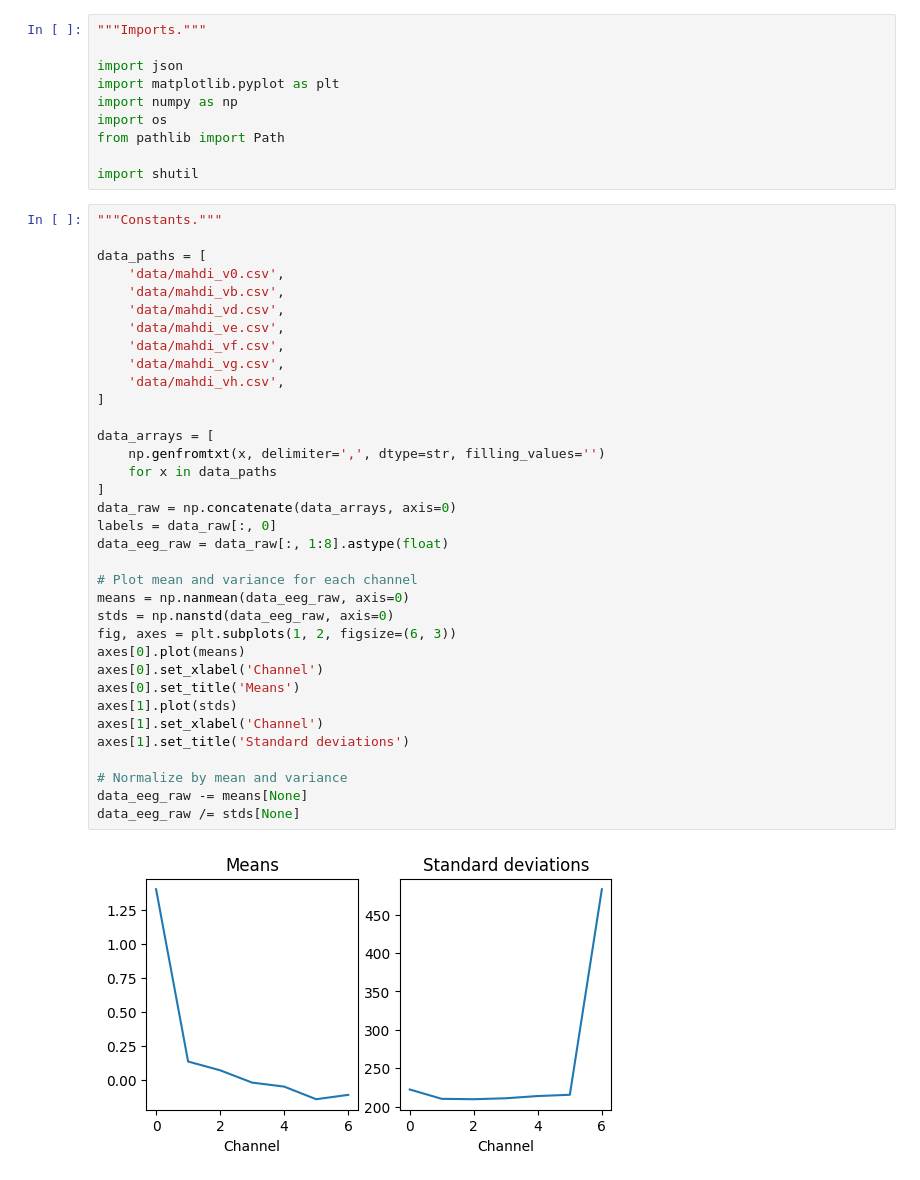
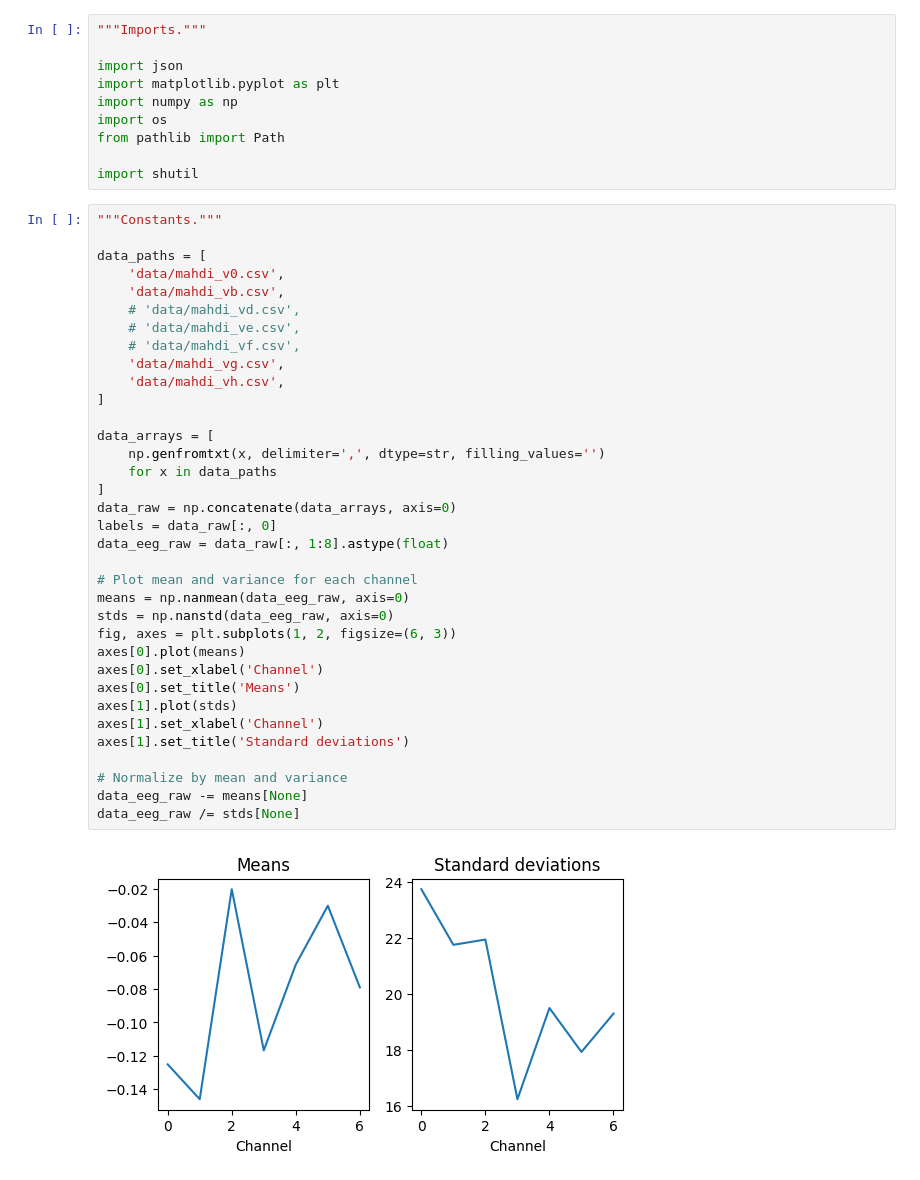
Before and after one commit to nwatters01/mit_bci_hackathon, a Jupyter notebook: eeg/test_features.ipynb, the cells around one changed output. Cells and saved outputs as stored; diff of their text form.

```diff
--- a/eeg/test_features.ipynb
+++ b/eeg/test_features.ipynb
@@ -14,37 +14,37 @@ import shutil
 data_paths = [
     'data/mahdi_v0.csv',
     'data/mahdi_vb.csv',
-    'data/mahdi_vd.csv',
-    'data/mahdi_ve.csv',
-    'data/mahdi_vf.csv',
+    # 'data/mahdi_vd.csv',
+    # 'data/mahdi_ve.csv',
+    # 'data/mahdi_vf.csv',
     'data/mahdi_vg.csv',
     'data/mahdi_vh.csv',
 ]
 
 data_arrays = [
     np.genfromtxt(x, delimiter=',', dtype=str, filling_values='')
     for x in data_paths
 ]
 data_raw = np.concatenate(data_arrays, axis=0)
 labels = data_raw[:, 0]
 data_eeg_raw = data_raw[:, 1:8].astype(float)
 
 # Plot mean and variance for each channel
 means = np.nanmean(data_eeg_raw, axis=0)
 stds = np.nanstd(data_eeg_raw, axis=0)
 fig, axes = plt.subplots(1, 2, figsize=(6, 3))
 axes[0].plot(means)
 axes[0].set_xlabel('Channel')
 axes[0].set_title('Means')
 axes[1].plot(stds)
 axes[1].set_xlabel('Channel')
 axes[1].set_title('Standard deviations')
 
 # Normalize by mean and variance
 data_eeg_raw -= means[None]
 data_eeg_raw /= stds[None]
 # %% [output]
-[figure, old version]
+[figure, new version]
 # %%
 """Decompose data in batches."""
 
```
Also changed, not shown: parts of 8 cells of this notebook, 8 other files.
